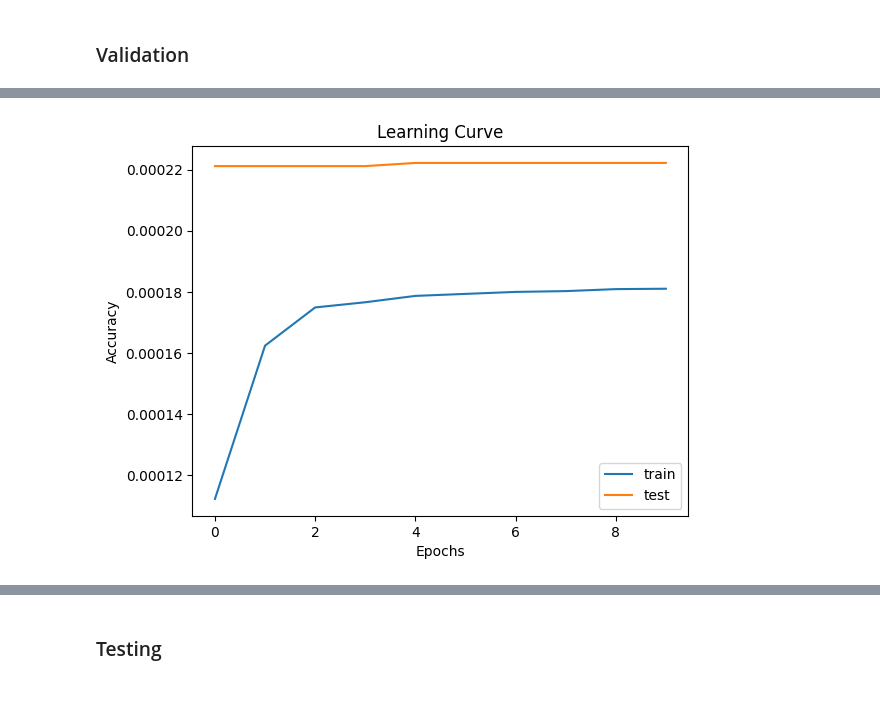
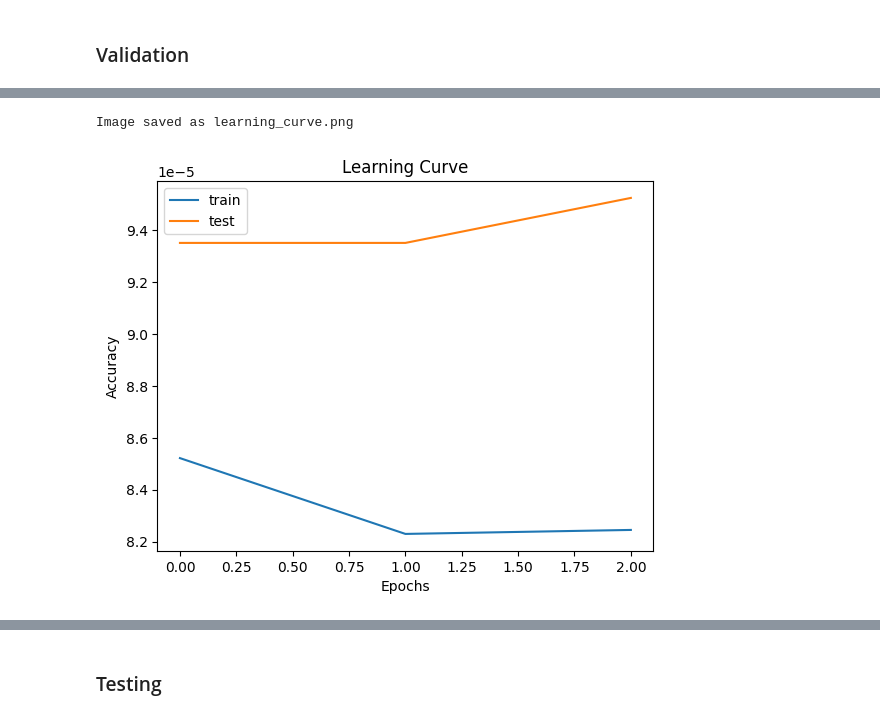
Before and after one commit to ronocara/Thesis-MURA, a Jupyter notebook: cara-main.ipynb, the cells around one changed output, grey strips where cells are left out. Drawn from its saved outputs; the diff is of its cells as text; code cells hidden in the pictures.

```diff
--- a/cara-main.ipynb
+++ b/cara-main.ipynb
@@ -61,13 +58,5 @@ pyplot.show()
-# %%
-train_loss = history_train.history['accuracy: ']
-valid_loss = history_valid.history['accuracy: ']
-
-pyplot.plot(train_loss , label='train')
-pyplot.plot(valid_loss , label='test')
-pyplot.title('Learning Curve')
-pyplot.xlabel('Epochs')
-pyplot.ylabel('Accuracy')
-pyplot.legend()
-pyplot.show()
-# %% [output]
-[figure, removed]
+# %%
+valid_plot.learning_curve()
+# %% [output]
+Image saved as learning_curve.png
+[figure, added]
```
Also changed, not shown: parts of 6 cells of this notebook, 6 other files.
